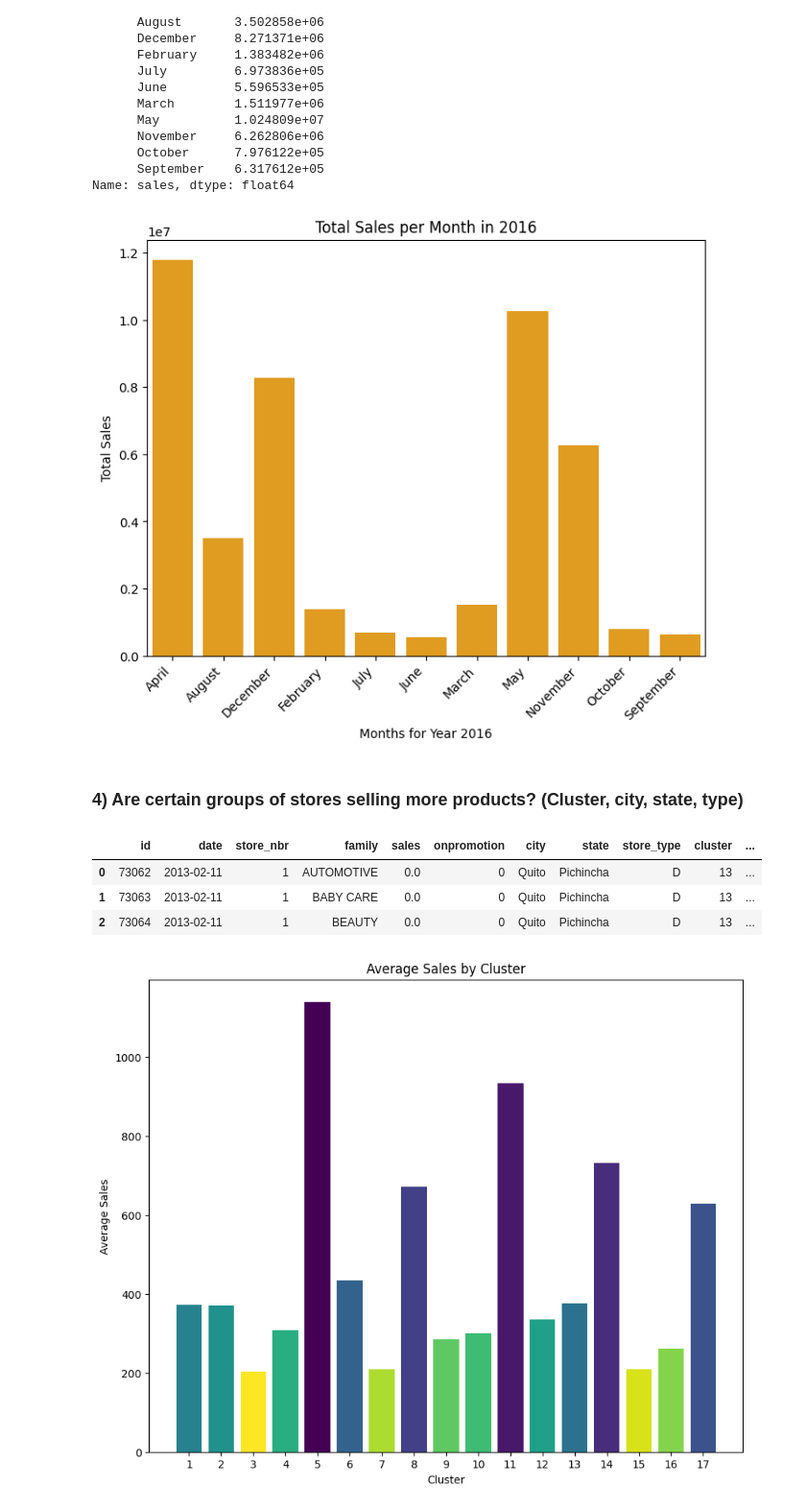
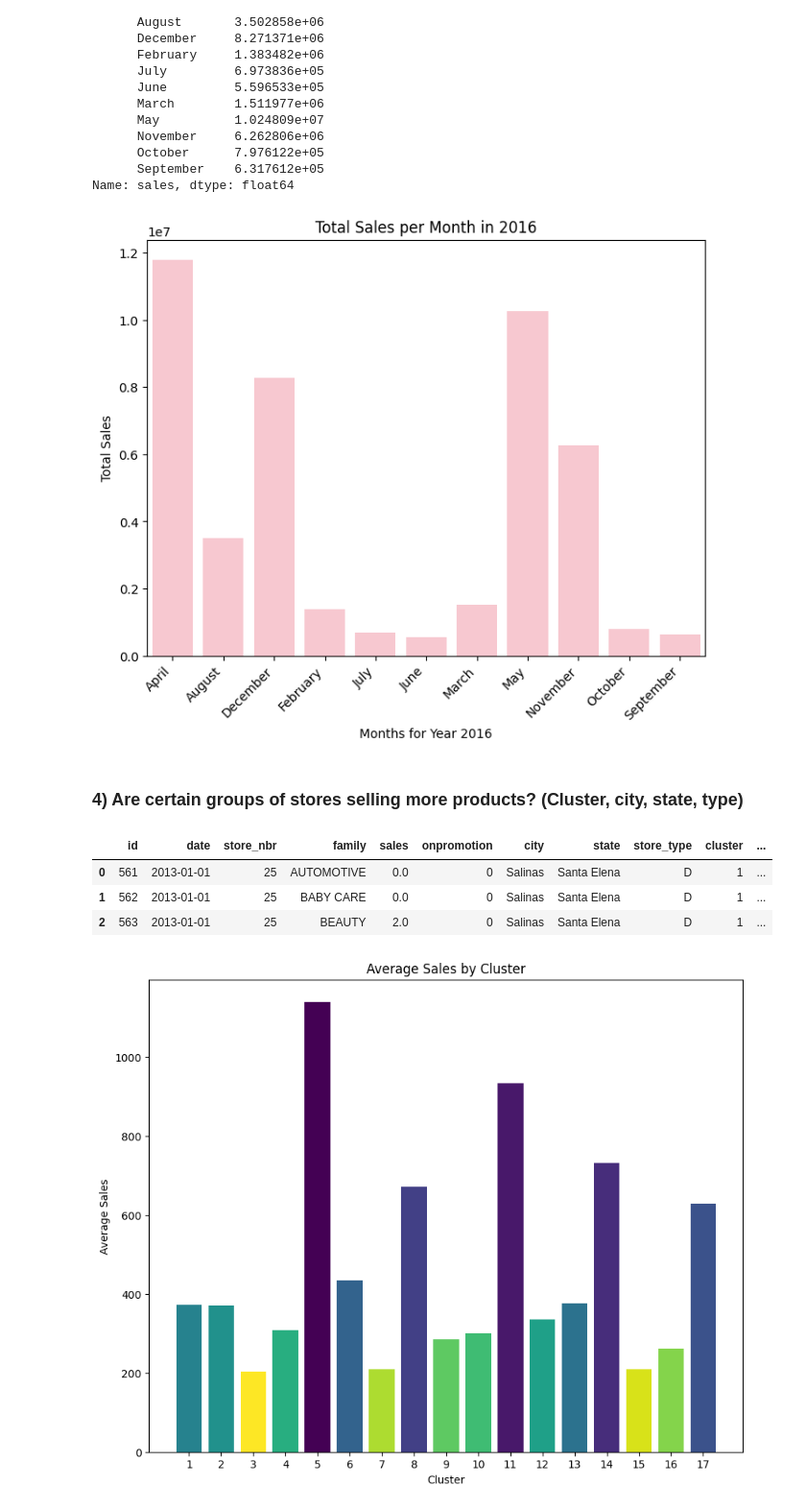
Before and after one commit to qochieng/Favorita-Store-Sales, a Jupyter notebook: favorita.ipynb, the cells around one changed output. Shown at 96% size. Saved outputs shown, nothing was run; the diff lists cells and outputs as text; code cells hidden in the pictures.

Commit message:
Model training update

```diff
--- a/favorita.ipynb
+++ b/favorita.ipynb
@@ -336,6 +352,3 @@ dtype: int64
-# %%
-# Fill missing values in the 'dcoilwtico' column using backfill strategy
-oil['dcoilwtico'] = oil['dcoilwtico'].fillna(method='backfill')
 # %% [markdown]
 #### Confirm the missing values handled
 # %%
@@ -349,18 +358,17 @@ dtype: int64
 # %%
 # Merging the common columns ('store_nbr' and 'date') in the datasets using the inner merge() function
 # Merge train_data with stores_df based on 'store_nbr' column
-merged_df1 = pd.merge(df_train,stores, on='store_nbr', how='inner')
-
-# Merge merged_df1 with trans_data based on 'date' and 'store_nbr' columns
+merged_df1 = pd.merge(df_train,stores, on='store_nbr', how='left')
+#merged_df1.head(3)
+# # Merge merged_df1 with trans_data based on 'date' and 'store_nbr' columns
 merged_df2 = merged_df1.merge(df_trx, on=['date', 'store_nbr'], how='inner')
-
-# Merge merged_df2 with holidays_events_df based on 'date' column
+#merged_df2.head(3)
+# # Merge merged_df2 with holidays_events_df based on 'date' column
 merged_df3 = merged_df2.merge(holidays_events, on='date', how='inner')
-
-# Merge merged_df3 with oil_df based on 'date' column
+#merged_df3.head(3)
+# # Merge merged_df3 with oil_df based on 'date' column
 data= merged_df3.merge(oil, on='date', how='inner')
-
-# View the first five rows of the merged dataset
-data.head()
+data.head(3)
+# # View the first five rows of the merged dataset
 # %% [output]
 |  | id | date | store_nbr | family | sales | onpromotion | city | state | type_x | cluster | ... |
@@ -450,0 +473,8 @@ dtype: int64
+# %%
+# # Fill the missing Nan's on the categorical Columns
+# # Handle the missing data in the categorical columns
+#data[['holiday_type', 'locale', 'locale_name', 'description', 'transferred']] = data[['holiday_type', 'locale', 'locale_name', 'description', 'transferred']].fillna('None')
+
+# Handle the missing data in the numerical columns
+numerical_imputer = SimpleImputer(missing_values=np.nan, strategy='mean')
+data['dcoilwtico'] = numerical_imputer.fit_transform(data[['dcoilwtico']])
@@ -746,26 +817,26 @@ Name: sales, dtype: float64
 # %%
 plt.figure(figsize=(8,6))
 
-ax = sns.barplot(x=sales_2016.index.get_level_values('month'), y=sales_2016.values, color='orange')
+ax = sns.barplot(x=sales_2016.index.get_level_values('month'), y=sales_2016.values, color='pink')
 
 # Rotate each month label individually
 ax.set_xticklabels(ax.get_xticklabels(), rotation=45, ha='right')
 
 plt.xlabel('Months for Year 2016')
 plt.ylabel('Total Sales')
 plt.title('Total Sales per Month in 2016')
 plt.show()
 # %% [output]
-[figure, old version]
+[figure, new version]
 # %% [markdown]
 ### 4) Are certain groups of stores selling more products? (Cluster, city, state, type)
 # %%
 data.head(3)
 # %% [output]
 |  | id | date | store_nbr | family | sales | onpromotion | city | state | store_type | cluster | ... |
-| 0 | 73062 | 2013-02-11 | 1 | AUTOMOTIVE | 0.0 | 0 | Quito | Pichincha | D | 13 | ... |
-| 1 | 73063 | 2013-02-11 | 1 | BABY CARE | 0.0 | 0 | Quito | Pichincha | D | 13 | ... |
-| 2 | 73064 | 2013-02-11 | 1 | BEAUTY | 0.0 | 0 | Quito | Pichincha | D | 13 | ... |
+| 0 | 561 | 2013-01-01 | 25 | AUTOMOTIVE | 0.0 | 0 | Salinas | Santa Elena | D | 1 | ... |
+| 1 | 562 | 2013-01-01 | 25 | BABY CARE | 0.0 | 0 | Salinas | Santa Elena | D | 1 | ... |
+| 2 | 563 | 2013-01-01 | 25 | BEAUTY | 2.0 | 0 | Salinas | Santa Elena | D | 1 | ... |
 # %%
 # Group by cluster and calculate the average sales
 average_sales_by_cluster = data.groupby('cluster')['sales'].mean()
```
Also changed, not shown: parts of 50 cells of this notebook, 1 other file.
